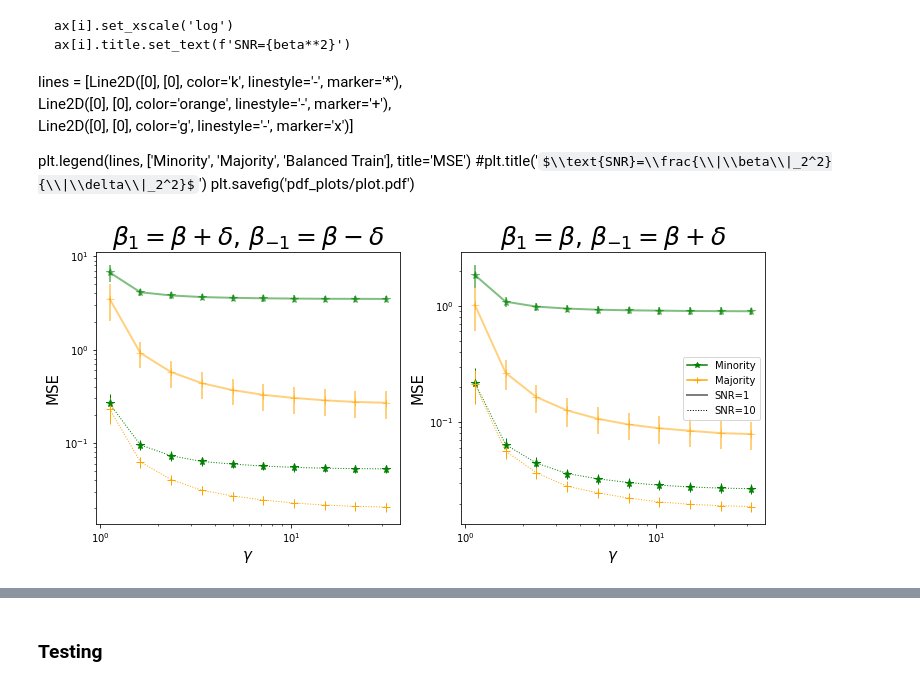
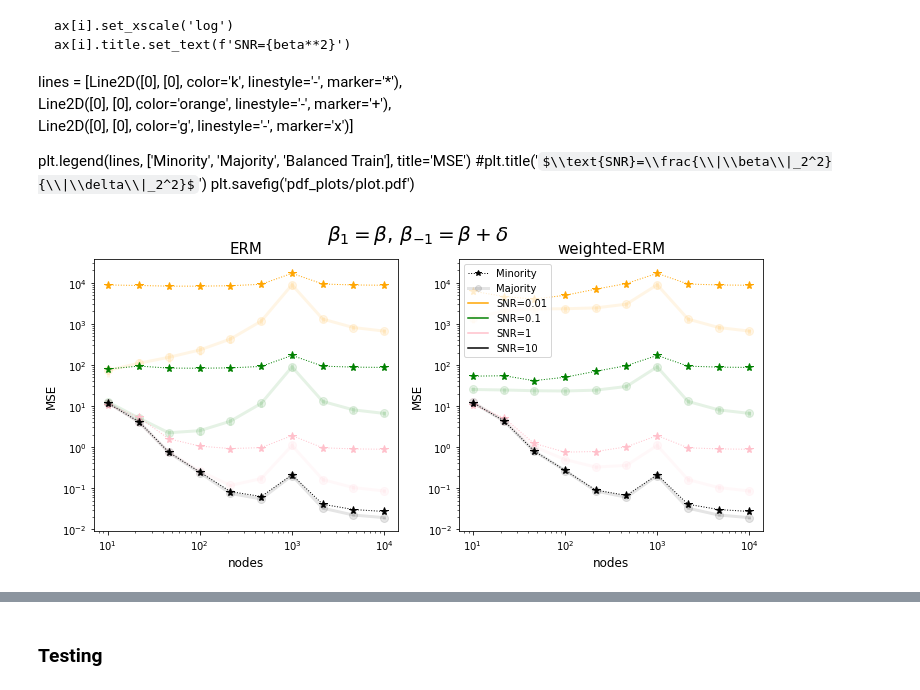
Before and after one commit to smaityumich/overparameterized-group-fairness, a Jupyter notebook: plots.ipynb, the cells around one changed output, grey strips where cells are left out. Saved outputs shown, nothing was run; the diff lists cells and outputs as text; code cells hidden in the pictures; some formulas as TeX source.

```diff
--- a/plots.ipynb
+++ b/plots.ipynb
@@ -108,7 +108,7 @@ import pandas as pd
 import numpy as np
 import matplotlib.pyplot as plt
 from matplotlib.lines import Line2D
-with open('summary/mse_no_activation.txt', 'r') as f:
+with open('summary/mse_activation.txt', 'r') as f:
     out = f.read()
 out = re.split(r'\n', out)
 dict_list = []
@@ -123,5 +123,5 @@ for d in out:
 
 df = pd.DataFrame(dict_list)
 df.dtypes
-#df1 = df.loc[df['epochs'] == 5000]
+#df1 = df.loc[df['optimization'] == 'weighted-ERM']
 # %% [output]
@@ -139,6 +140,6 @@ measure = ['train-mse', 'majority-mse', 'minority-mse']
 agg_dict = dict()
 for key in measure:
     agg_dict[key] = ['mean', 'std', 'count']
-result = df.groupby(['setup', 'SNR',  'nodes'], as_index=False).agg(agg_dict)
+result = df.groupby(['optimization', 'setup', 'SNR',  'nodes'], as_index=False).agg(agg_dict)
 result.loc[result['setup']=='diff-core']
 # %% [output]
@@ -185,50 +182,55 @@ plt.legend(lines, ['Minority', 'Majority', 'Balanced Train'], title='MSE')
 #plt.title('$\\text{SNR}=\\frac{\\|\\beta\\|_2^2}{\\|\\delta\\|_2^2}$')
 plt.savefig('pdf_plots/plot.pdf')
 # %%
-SNRs = [1, 10]
-ltys = ['-', ':']
-lws = [2, 1]
-alphas = [0.5, 1]
+SNRs = [0.01, 0.1,  1, 10]
+colors = ['orange', 'green', 'pink', 'black']
+ltys = ['-', '--', '-.',  ':']
+lws = [3, 2, 1]
+alphas = [0.2, 0.5, 1]
 add_on = 4 ** np.array(range(6))
 #setups = ['same-core-over-envs', 'different-core-over-envs']
 setups = ['same-core', 'diff-core']
+opts = ['ERM', 'weighted-ERM']
 names = ['$\\beta_{1} = \\beta + \\delta$, $\\beta_{-1} = \\beta - \\delta$',\
      '$\\beta_{1} = \\beta$, $\\beta_{-1} = \\beta + \\delta$']
+names_op = ['ERM', 'weighted-ERM']
+result_diff = result.loc[result['setup']=='diff-core']
 fig, ax = plt.subplots(1, 2, figsize = (12, 5), sharex=True)
-for s, (setup, name) in enumerate(zip(setups, names)):
-    result_setup = result.loc[result['setup']==setup]
-    for i, (SNR, lty, lw, alpha) in enumerate(zip(SNRs, ltys, lws, alphas)):
+for s, (op, name) in enumerate(zip(opts, names_op)):
+    result_setup = result_diff.loc[result_diff['optimization']==op]
+    #result_setup = result.loc[result['setup']==setup]
+    for i, (SNR, c) in enumerate(zip(SNRs, colors)):
         result1 = result_setup.loc[result['SNR']==SNR]
         nodes, mean_minor, std_minor = result1['nodes'],\
             result1['minority-mse']['mean'], result1['minority-mse']['std']
 
         mean_major, std_major = result1['majority-mse']['mean'], result1['majority-mse']['std']
         mean_tr, std_tr = result1['train-mse']['mean'], result1['train-mse']['std']
 
-        ax[s].errorbar(nodes/200, mean_minor, std_minor, color = 'g', linestyle = lty,\
-             marker = '*', markersize = 8, lw = lw, alpha = alpha)
-        ax[s].errorbar(nodes * (1)/200, mean_major, std_major, color = 'orange', linestyle = lty,\
-         marker = '+', markersize = 8, lw = lw, alpha = alpha)
+        ax[s].errorbar(nodes, mean_minor, std_minor, color = c, linestyle = ':',\
+             marker = '*', markersize = 8, lw = 1, alpha = 1)
+        ax[s].errorbar(nodes , mean_major, std_major, color = c, linestyle = '-',\
+         marker = 'o', markersize = 8, lw = 3, alpha = 0.2)
         #ax[s].errorbar(nodes * (1.4), mean_tr, std_tr, color = 'g', linestyle = lty, marker = 'x',\
          #markersize = 8, lw = lw, alpha = alpha)
         ax[s].set_yscale('log')
         ax[s].set_xscale('log')
-        ax[s].set_xlabel('$\\gamma$', fontsize = 15)
-        ax[s].set_ylabel('MSE', fontsize = 15)
-        ax[s].set_title(name, fontsize = 25)
+        ax[s].set_xlabel('nodes', fontsize = 12)
+        ax[s].set_ylabel('MSE', fontsize = 12)
+        ax[s].set_title(name, fontsize = 15)
         #ax[s].set_ylim(0, 20)
 
 
-lines = [Line2D([0], [0], color='g', linestyle='-', marker='*'), \
-    Line2D([0], [0], color='orange', linestyle='-', marker='+')]#, \
+lines = [Line2D([0], [0], color='k', linestyle=':', marker='*', lw = 1, alpha = 1), \
+    Line2D([0], [0], color='k', linestyle='-', marker='o', lw = 3, alpha = 0.2)]#, \
         #Line2D([0], [0], color='g', linestyle='-', marker='x')\
         #]
 labels = ['Minority', 'Majority']#, 'Balanced Train']
-for i, (SNR, lty, lw, alpha) in enumerate(zip(SNRs, ltys, lws, alphas)):
-    lines.append(Line2D([0], [0], color='k', linestyle=lty, lw = lw, alpha = alpha))
-    j = i-1
+for i, (SNR, c) in enumerate(zip(SNRs, colors)):
+    lines.append(Line2D([0], [0], color=c))
     labels.append(f'SNR={SNR}')
-plt.legend(lines, labels, fontsize = 10)
+plt.legend(lines, labels, fontsize = 10, loc = 'upper left')
+fig.suptitle(names[1], fontsize = 20)
 plt.savefig('pdf_plots/plot.pdf')
 # %% [output]
-[figure, old version]
+[figure, new version]
```
Also changed, not shown: parts of 6 cells of this notebook, 2 other files.
